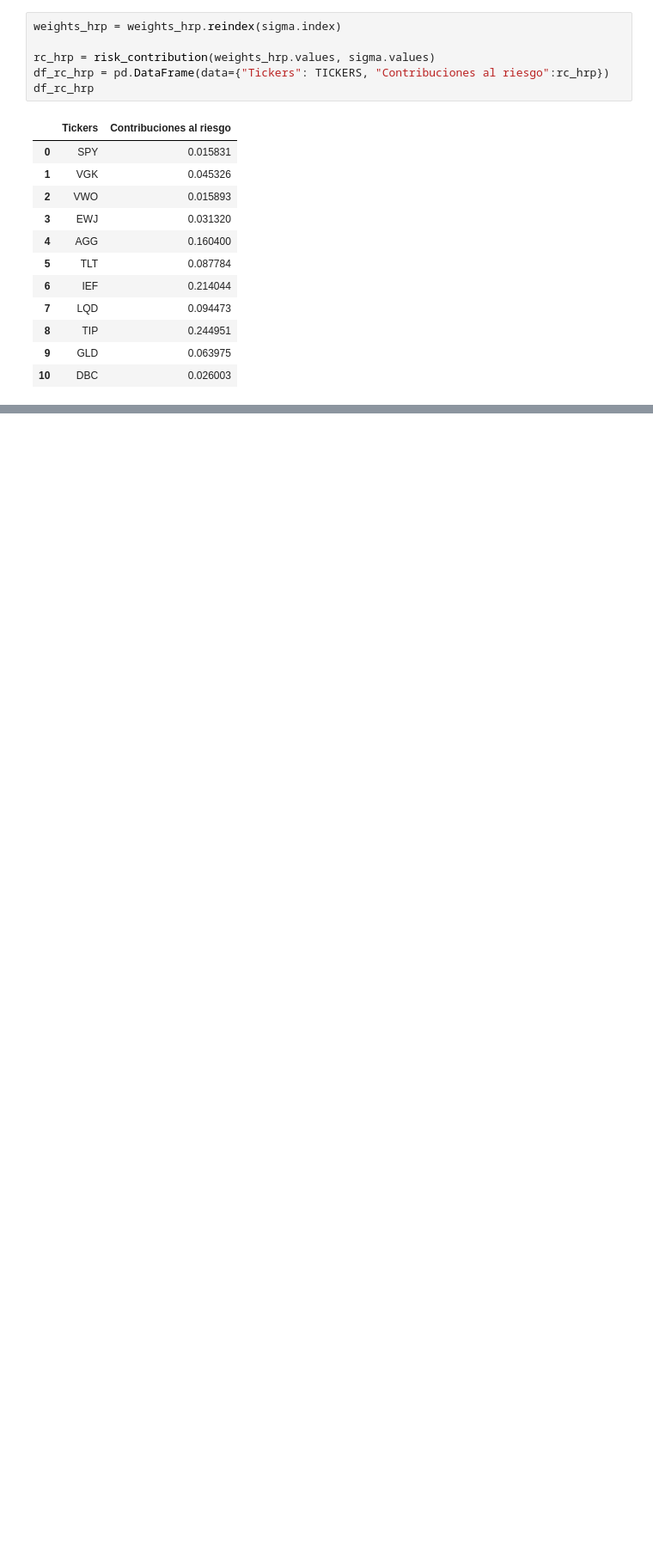
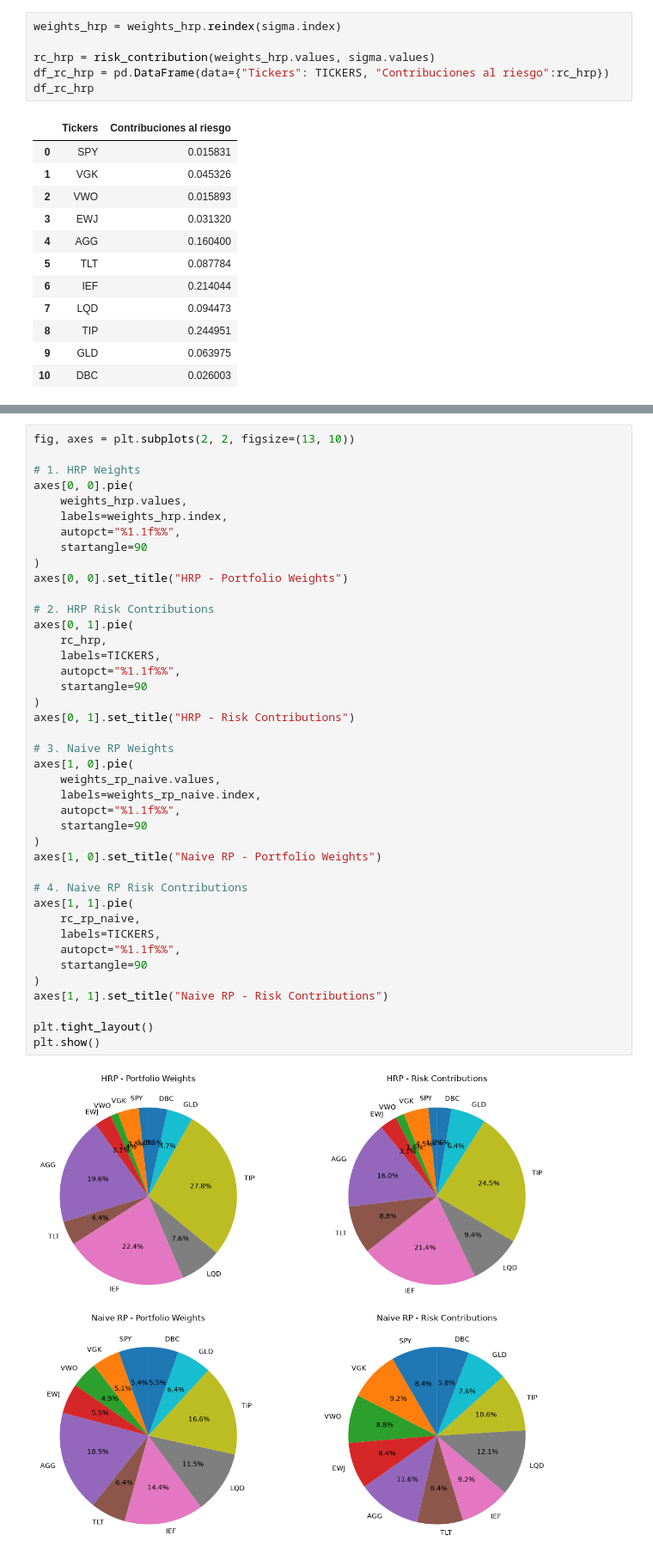
Before and after one commit to Jorgeberlin/quant_management, a Jupyter notebook: notebooks/03_bl_hrp.ipynb, the cells around one changed output, grey strips where cells are left out. Shown at 86% size. Cells and saved outputs as stored; diff of their text form; blank space fills up the shorter version.

```diff
--- a/notebooks/03_bl_hrp.ipynb
+++ b/notebooks/03_bl_hrp.ipynb
@@ -363,0 +366,43 @@ df_risk_parity_naive
+# %%
+fig, axes = plt.subplots(2, 2, figsize=(13, 10))
+
+# 1. HRP Weights
+axes[0, 0].pie(
+    weights_hrp.values,
+    labels=weights_hrp.index,
+    autopct="%1.1f%%",
+    startangle=90
+)
+axes[0, 0].set_title("HRP - Portfolio Weights")
+
+# 2. HRP Risk Contributions
+axes[0, 1].pie(
+    rc_hrp,
+    labels=TICKERS,
+    autopct="%1.1f%%",
+    startangle=90
+)
+axes[0, 1].set_title("HRP - Risk Contributions")
+
+# 3. Naive RP Weights
+axes[1, 0].pie(
+    weights_rp_naive.values,
+    labels=weights_rp_naive.index,
+    autopct="%1.1f%%",
+    startangle=90
+)
+axes[1, 0].set_title("Naive RP - Portfolio Weights")
+
+# 4. Naive RP Risk Contributions
+axes[1, 1].pie(
+    rc_rp_naive,
+    labels=TICKERS,
+    autopct="%1.1f%%",
+    startangle=90
+)
+axes[1, 1].set_title("Naive RP - Risk Contributions")
+
+plt.tight_layout()
+plt.show()
+# %% [output]
+[figure, added]
```
Also changed, not shown: parts of 22 cells of this notebook, 1 other file.
